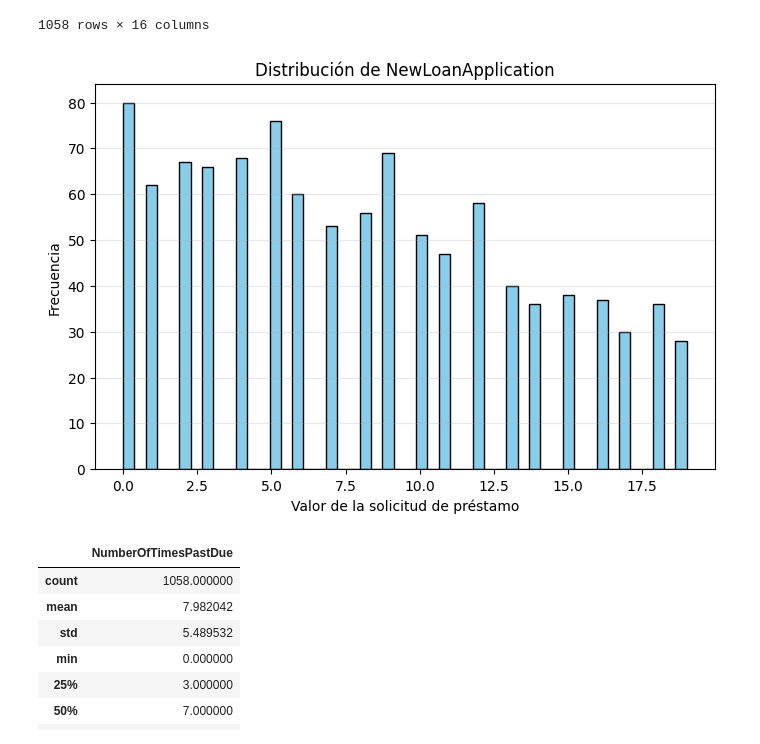
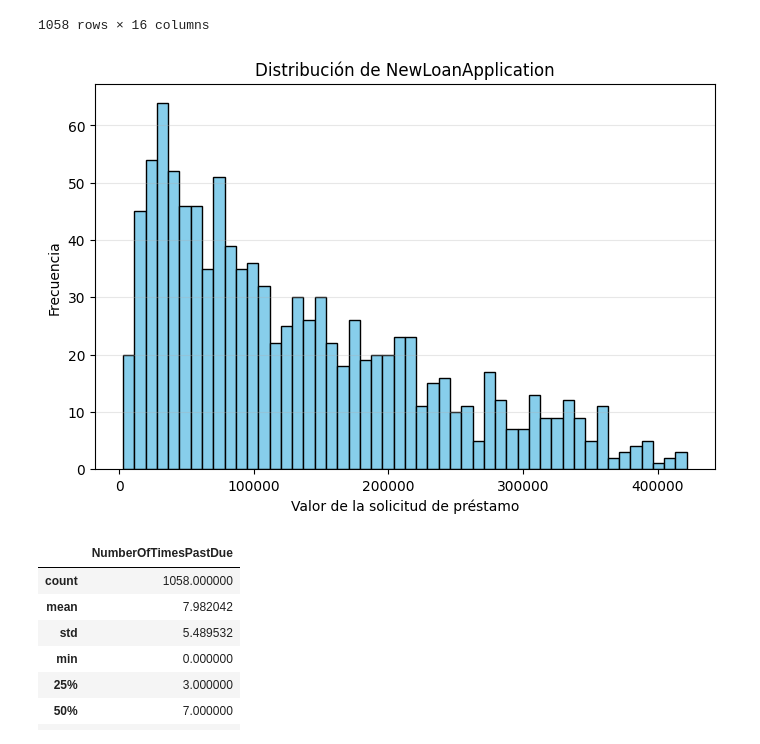
Before and after one commit to JonathanVillegasG/LEA3_FIN2, a Jupyter notebook: a_preprocesamiento.ipynb, the cells around one changed output. Cells and saved outputs as stored; diff of their text form; code cells hidden in the pictures.

```diff
--- a/a_preprocesamiento.ipynb
+++ b/a_preprocesamiento.ipynb
@@ -670,8 +676,8 @@ def build_model(hp):
 tuner = kt.RandomSearch(
     build_model,
     objective='val_loss',
-    max_trials=20,
-    executions_per_trial=1,
+    max_trials=10,
+    executions_per_trial=3,
     directory='ann_tuner',
     project_name='nopaidperc'
 )
@@ -679,7 +685,7 @@ tuner = kt.RandomSearch(
 # 4. Buscar la mejor arquitectura
 tuner.search(X_train, y_train,
              epochs=50,
-             validation_split=0.2,
+             validation_split=0.3,
              verbose=1)
 
 # 5. Obtener el mejor modelo
@@ -760,15 +767,15 @@ df_resultado
 # %%
 import matplotlib.pyplot as plt
 
 plt.figure(figsize=(8, 5))
-plt.hist(df_resultado['NumberOfTimesPastDue'], bins=50, color='skyblue', edgecolor='black')
+plt.hist(df_resultado['NewLoanApplication'], bins=50, color='skyblue', edgecolor='black')
 plt.title('Distribución de NewLoanApplication')
 plt.xlabel('Valor de la solicitud de préstamo')
 plt.ylabel('Frecuencia')
 plt.grid(axis='y', alpha=0.3)
 plt.show()
 # %% [output]
-[figure, old version]
+[figure, new version]
 # %%
 df_resultado['NumberOfTimesPastDue'].describe()
 # %% [output]
```
Also changed, not shown: parts of 14 cells of this notebook, 36 other files.
